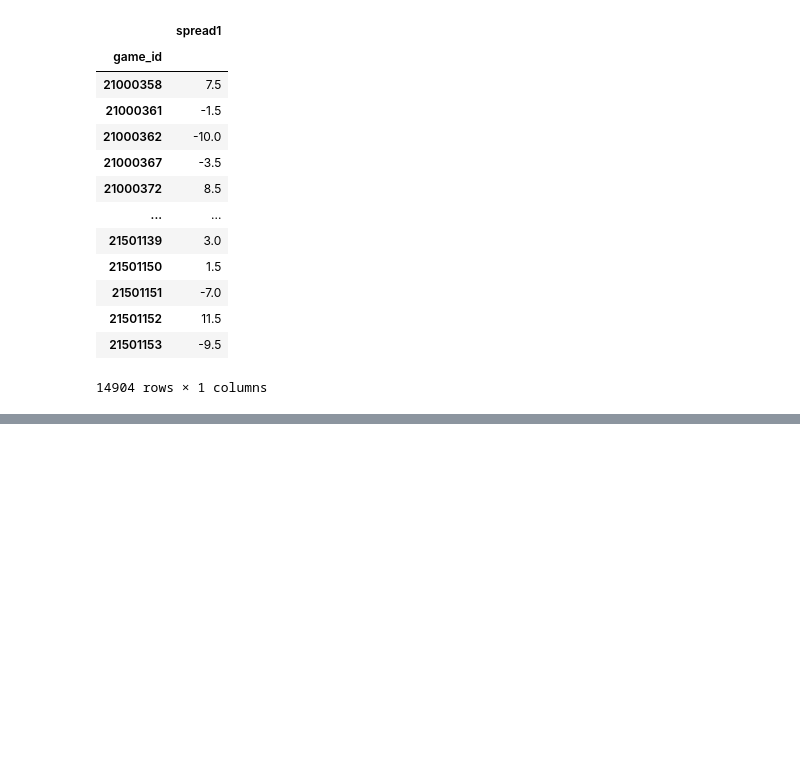
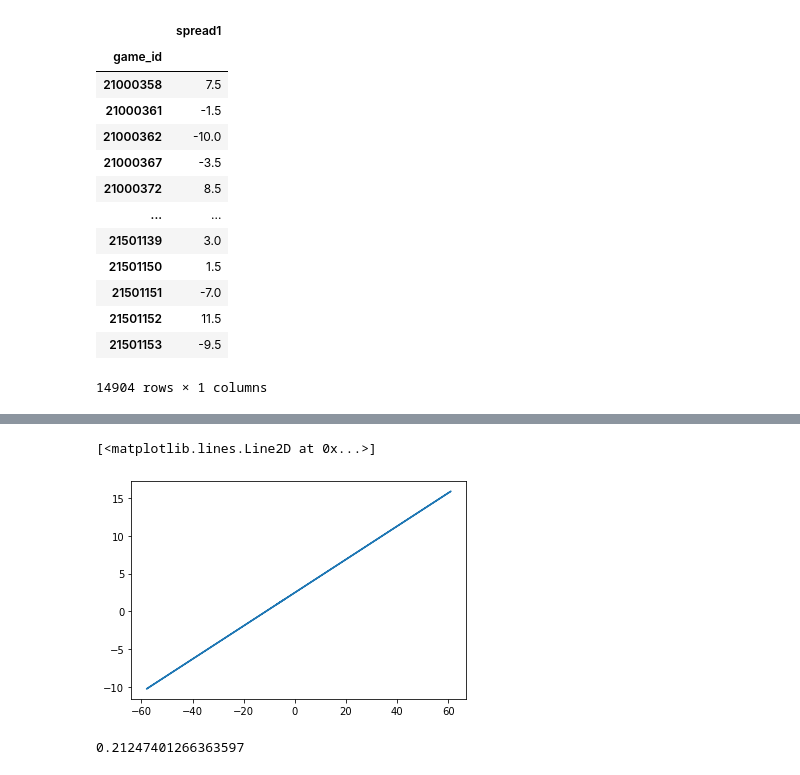
Before and after one commit to pauljacob/capstoneNBA, a Jupyter notebook: Untitled Folder/capstone2_spreadv4.ipynb, the cells around one changed output, grey strips where cells are left out. Saved outputs shown, nothing was run; the diff lists cells and outputs as text; code cells hidden in the pictures; blank space fills up the shorter version.

```diff
--- a/Untitled Folder/capstone2_spreadv4.ipynb
+++ b/Untitled Folder/capstone2_spreadv4.ipynb
@@ -346,0 +348,30 @@ plt.show()
+# %%
+from sklearn import linear_model
+
+#plt.plot(df_spread1_pts_diff['spread1'], df_spread1_pts_diff['pts_diff'], color='blue', linewidth=3)
+
+m, b = np.polyfit(df_spread1_pts_diff['pts_diff'], df_spread1_pts_diff['spread1'], 1)
+
+plt.plot(df_spread1_pts_diff['pts_diff'], m * df_spread1_pts_diff['pts_diff'] + b)
+# %% [output]
+[<matplotlib.lines.Line2D at 0x...>]
+[figure, added]
+# %%
+from sklearn.linear_model import LinearRegression
+from sklearn.metrics import r2_score
+
+import statsmodels.api as sm
+
+X = sm.add_constant(df_spread1_pts_diff['pts_diff'])
+
+lm = LinearRegression()
+lm.fit(X, df_spread1_pts_diff['spread1'])
+
+lm.score(X, df_spread1_pts_diff['spread1'])
+
+#pts_predicted = lm.predict(df_spread1_pts_diff['pts_diff'])
+
+
+#r2_score(df_spread1_pts_diff['pts_diff'], pts_predicted)
+# %% [output]
+0.21247401266363597
```
Also changed, not shown: parts of 6 cells of this notebook.
